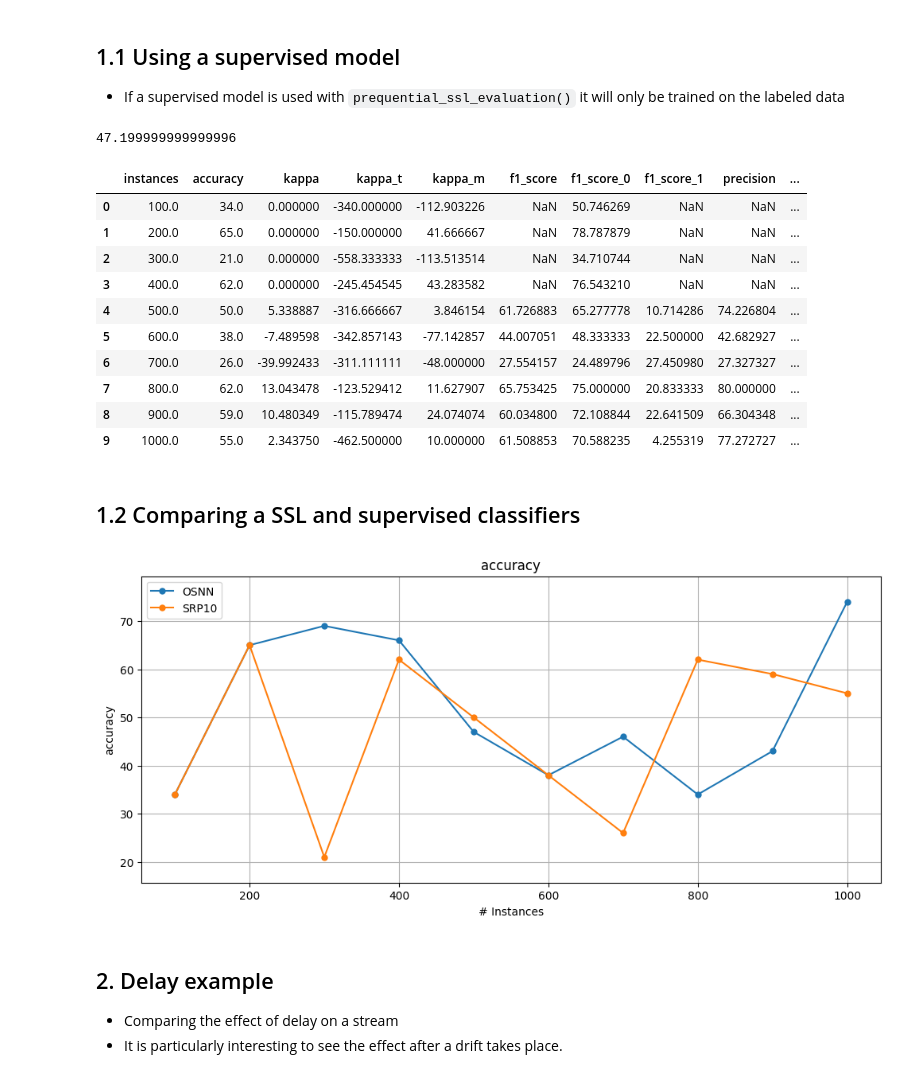
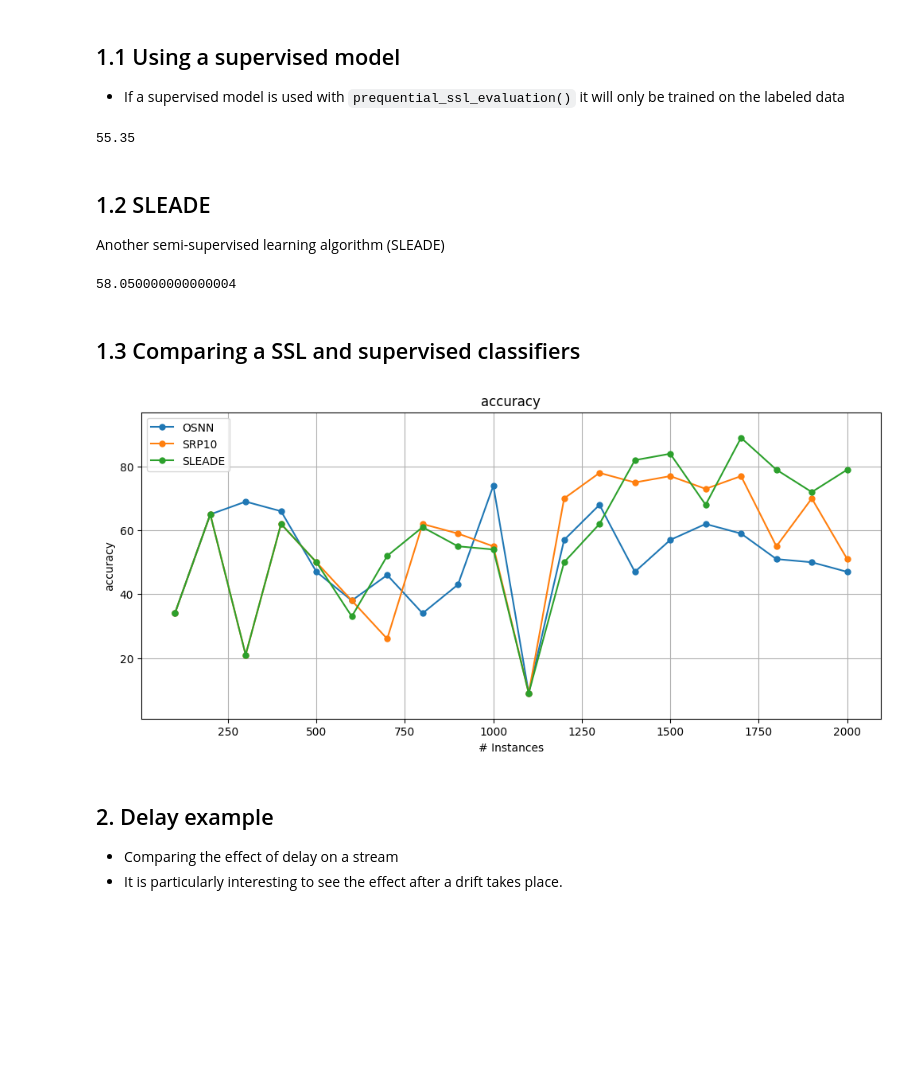
Before and after one commit to adaptive-machine-learning/CapyMOA, a Jupyter notebook: notebooks/SSL_example.ipynb, the cells around one changed output. Drawn from its saved outputs; the diff is of its cells as text; code cells hidden in the pictures; blank space fills up the shorter version.

Commit message:
feat: sleade

```diff
--- a/notebooks/SSL_example.ipynb
+++ b/notebooks/SSL_example.ipynb
@@ -45,7 +45,7 @@ prequential_ssl_evaluation(stream: capymoa.stream._stream.Stream, learner: Union
     :return: An object containing the results of the evaluation windowed metrics,
         cumulative metrics, ground truth targets, and predictions.
 # %%
-from capymoa.ssl.classifier import OSNN
+from capymoa.ssl import OSNN
 
 stream = Electricity()
 
@@ -56,7 +56,7 @@ results_osnn = prequential_ssl_evaluation(
     learner=osnn,
     label_probability=0.01,
     window_size=100,
-    max_instances=1000,
+    max_instances=2000,
 )
 
 # The results are stored in a dictionary.
@@ -65,9 +65,6 @@ display(results_osnn)
 print(
     results_osnn["cumulative"].accuracy()
 )  # Test-then-train accuracy, i.e. cumulatively, not windowed.
-display(
-    results_osnn["windowed"].metrics_per_window()
-)  # A dataframe containing the windowed results.
 
 # Plotting over time (default: classifications correct (percent) i.e. accuracy)
 results_osnn.learner = "OSNN"
@@ -101,35 +87,47 @@ results_srp10 = prequential_ssl_evaluation(
     learner=srp10,
     label_probability=0.01,
     window_size=100,
-    max_instances=1000,
+    max_instances=2000,
 )
-
 print(results_srp10["cumulative"].accuracy())
-display(results_srp10["windowed"].metrics_per_window())
 # %% [output]
-47.199999999999996
+55.35
-|  | instances | accuracy | kappa | kappa_t | kappa_m | f1_score | f1_score_0 | f1_score_1 | precision | ... |
-| 0 | 100.0 | 34.0 | 0.000000 | -340.000000 | -112.903226 | NaN | 50.746269 | NaN | NaN | ... |
-| 1 | 200.0 | 65.0 | 0.000000 | -150.000000 | 41.666667 | NaN | 78.787879 | NaN | NaN | ... |
-| 2 | 300.0 | 21.0 | 0.000000 | -558.333333 | -113.513514 | NaN | 34.710744 | NaN | NaN | ... |
-| 3 | 400.0 | 62.0 | 0.000000 | -245.454545 | 43.283582 | NaN | 76.543210 | NaN | NaN | ... |
-| 4 | 500.0 | 50.0 | 5.338887 | -316.666667 | 3.846154 | 61.726883 | 65.277778 | 10.714286 | 74.226804 | ... |
-| 5 | 600.0 | 38.0 | -7.489598 | -342.857143 | -77.142857 | 44.007051 | 48.333333 | 22.500000 | 42.682927 | ... |
-| 6 | 700.0 | 26.0 | -39.992433 | -311.111111 | -48.000000 | 27.554157 | 24.489796 | 27.450980 | 27.327327 | ... |
-| 7 | 800.0 | 62.0 | 13.043478 | -123.529412 | 11.627907 | 65.753425 | 75.000000 | 20.833333 | 80.000000 | ... |
-| 8 | 900.0 | 59.0 | 10.480349 | -115.789474 | 24.074074 | 60.034800 | 72.108844 | 22.641509 | 66.304348 | ... |
-| 9 | 1000.0 | 55.0 | 2.343750 | -462.500000 | 10.000000 | 61.508853 | 70.588235 | 4.255319 | 77.272727 | ... |
+# %% [markdown]
+## 1.2 SLEADE
+
+Another semi-supervised learning algorithm (SLEADE)
+# %%
+from capymoa.ssl import SLEADE
+from capymoa.datasets import ElectricityTiny
+from capymoa.evaluation import prequential_evaluation
+
+stream = Electricity()
+
+sleade = SLEADE(schema=stream.get_schema(), base_ensemble="StreamingRandomPatches -s 10")
+
+results_sleade = prequential_ssl_evaluation(
+    stream=stream,
+    learner=sleade,
+    label_probability=0.01,
+    window_size=100,
+    max_instances=2000,
+)
+
+print(results_sleade["cumulative"].accuracy())
+# %% [output]
+58.050000000000004
 # %% [markdown]
-## 1.2 Comparing a SSL and supervised classifiers
+## 1.3 Comparing a SSL and supervised classifiers
 # %%
 # Plotting all the results together
 # Adding an experiment_id to the results dictionary allows controlling the legend of each learner.
 results_osnn.learner = "OSNN"
 results_srp10.learner = "SRP10"
+results_sleade.learner = "SLEADE"
 
-plot_windowed_results(results_osnn, results_srp10, metric="accuracy")
+plot_windowed_results(results_osnn, results_srp10, results_sleade, metric="accuracy")
 # %% [output]
-[figure, old version]
+[figure, new version]
 # %% [markdown]
 ## 2. Delay example
 * Comparing the effect of delay on a stream
```
Also changed, not shown: parts of 10 cells of this notebook, 2 other files.
